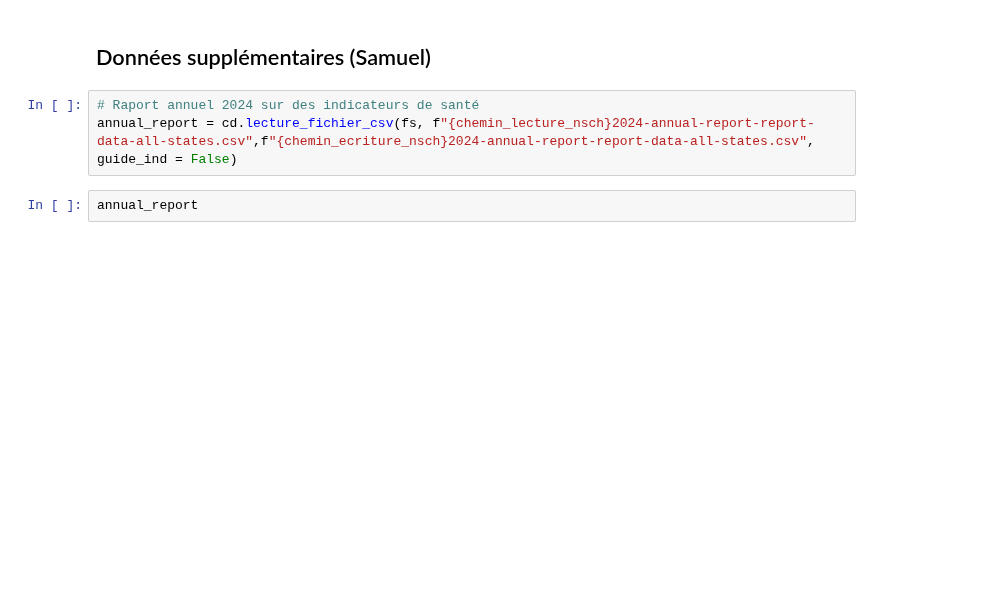
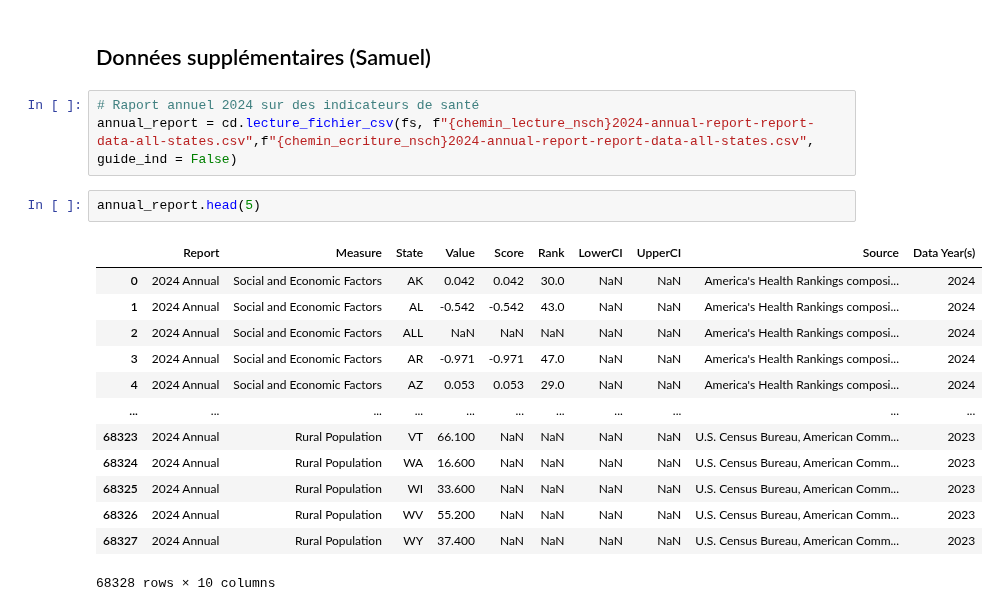
Before and after one commit to inaelenacampan/Determinants_of_children-s_health, a Jupyter notebook: Determinants_of_children-s_health.ipynb, the cells around one changed output. Saved outputs shown, nothing was run; the diff lists cells and outputs as text; blank space fills up the shorter version.

```diff
--- a/Determinants_of_children-s_health.ipynb
+++ b/Determinants_of_children-s_health.ipynb
@@ -643,4 +873,18 @@ ad.state_rankings(df_global_indicator, df_eco_geo)
 # Raport annuel 2024 sur des indicateurs de santé
 annual_report = cd.lecture_fichier_csv(fs, f"{chemin_lecture_nsch}2024-annual-report-report-data-all-states.csv",f"{chemin_ecriture_nsch}2024-annual-report-report-data-all-states.csv", guide_ind = False)
 # %%
-annual_report
+annual_report.head(5)
+# %% [output]
+|  | Report | Measure | State | Value | Score | Rank | LowerCI | UpperCI | Source | Data Year(s) |
+| 0 | 2024 Annual | Social and Economic Factors | AK | 0.042 | 0.042 | 30.0 | NaN | NaN | America's Health Rankings composi... | 2024 |
+| 1 | 2024 Annual | Social and Economic Factors | AL | -0.542 | -0.542 | 43.0 | NaN | NaN | America's Health Rankings composi... | 2024 |
+| 2 | 2024 Annual | Social and Economic Factors | ALL | NaN | NaN | NaN | NaN | NaN | America's Health Rankings composi... | 2024 |
+| 3 | 2024 Annual | Social and Economic Factors | AR | -0.971 | -0.971 | 47.0 | NaN | NaN | America's Health Rankings composi... | 2024 |
+| 4 | 2024 Annual | Social and Economic Factors | AZ | 0.053 | 0.053 | 29.0 | NaN | NaN | America's Health Rankings composi... | 2024 |
+| ... | ... | ... | ... | ... | ... | ... | ... | ... | ... | ... |
+| 68323 | 2024 Annual | Rural Population | VT | 66.100 | NaN | NaN | NaN | NaN | U.S. Census Bureau, American Comm... | 2023 |
+| 68324 | 2024 Annual | Rural Population | WA | 16.600 | NaN | NaN | NaN | NaN | U.S. Census Bureau, American Comm... | 2023 |
+| 68325 | 2024 Annual | Rural Population | WI | 33.600 | NaN | NaN | NaN | NaN | U.S. Census Bureau, American Comm... | 2023 |
+| 68326 | 2024 Annual | Rural Population | WV | 55.200 | NaN | NaN | NaN | NaN | U.S. Census Bureau, American Comm... | 2023 |
+| 68327 | 2024 Annual | Rural Population | WY | 37.400 | NaN | NaN | NaN | NaN | U.S. Census Bureau, American Comm... | 2023 |
+68328 rows × 10 columns
```
Also changed, not shown: parts of 33 cells of this notebook.
